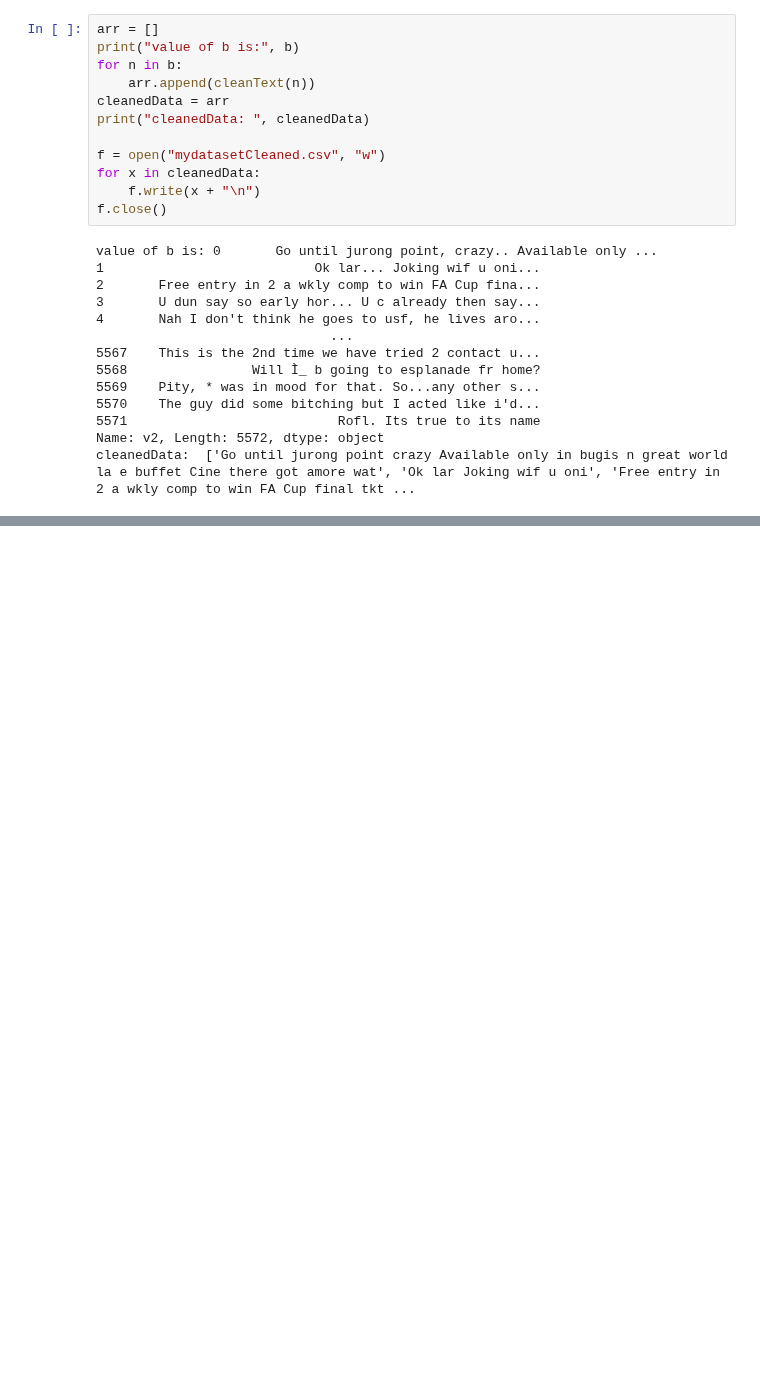
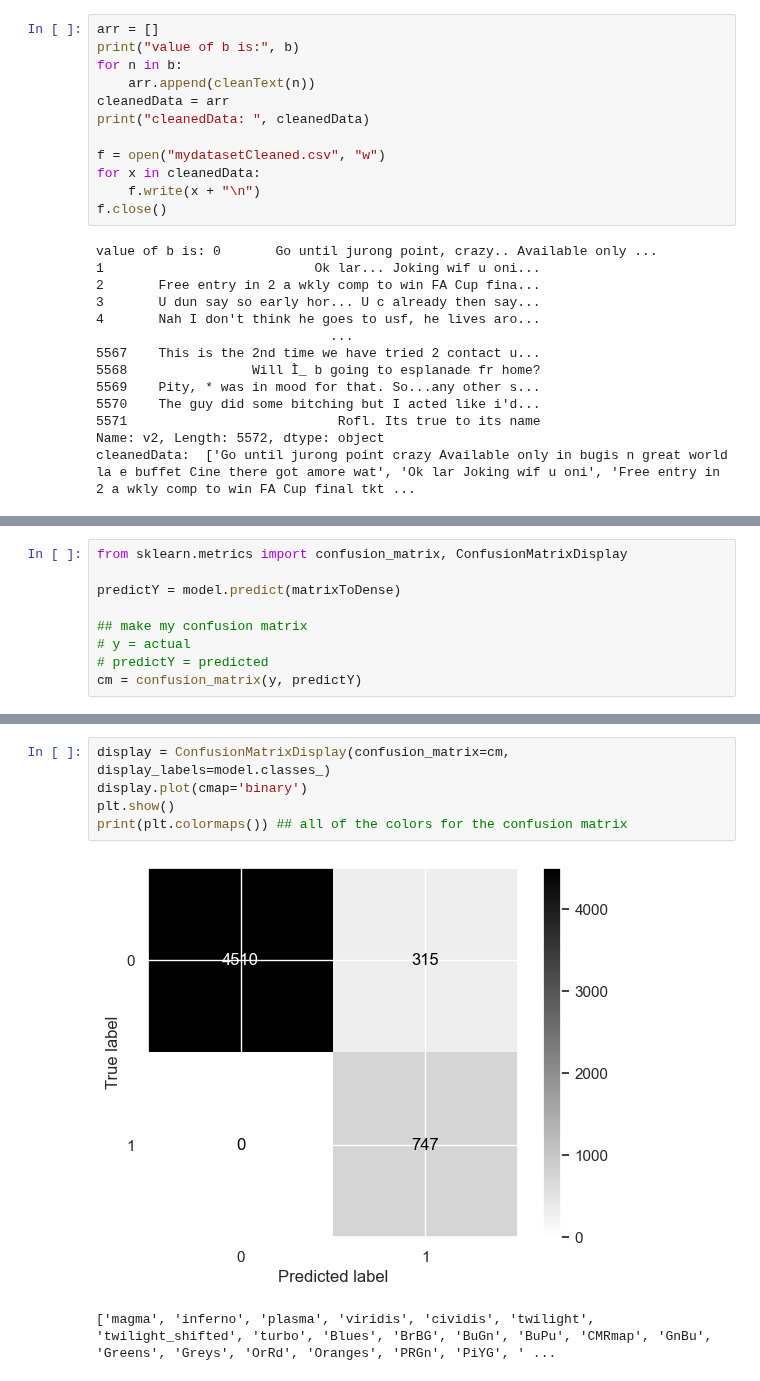
Before and after one commit to KyleKinsella/Data-Science-Machine-Learning-Code, a Jupyter notebook: Semester2MLProjects/Naive Bayes/firstMlModelNaiveBayes.ipynb, the cells around one changed output, grey strips where cells are left out. Cells and saved outputs as stored; diff of their text form; blank space fills up the shorter version.

```diff
--- a/Semester2MLProjects/Naive Bayes/firstMlModelNaiveBayes.ipynb
+++ b/Semester2MLProjects/Naive Bayes/firstMlModelNaiveBayes.ipynb
@@ -320,0 +409,9 @@ cleanedData:  ['Go until jurong point crazy Available only in bugis n great worl
+# %%
+from sklearn.metrics import confusion_matrix, ConfusionMatrixDisplay
+
+predictY = model.predict(matrixToDense)
+
+## make my confusion matrix
+# y = actual
+# predictY = predicted
+cm = confusion_matrix(y, predictY)
@@ -320,0 +423,8 @@ cleanedData:  ['Go until jurong point crazy Available only in bugis n great worl
+# %%
+display = ConfusionMatrixDisplay(confusion_matrix=cm, display_labels=model.classes_)
+display.plot(cmap='binary')
+plt.show()
+print(plt.colormaps()) ## all of the colors for the confusion matrix
+# %% [output]
+[figure, added]
+['magma', 'inferno', 'plasma', 'viridis', 'cividis', 'twilight', 'twilight_shifted', 'turbo', 'Blues', 'BrBG', 'BuGn', 'BuPu', 'CMRmap', 'GnBu', 'Greens', 'Greys', 'OrRd', 'Oranges', 'PRGn', 'PiYG', ' ...
```
Also changed, not shown: parts of 10 cells of this notebook.
